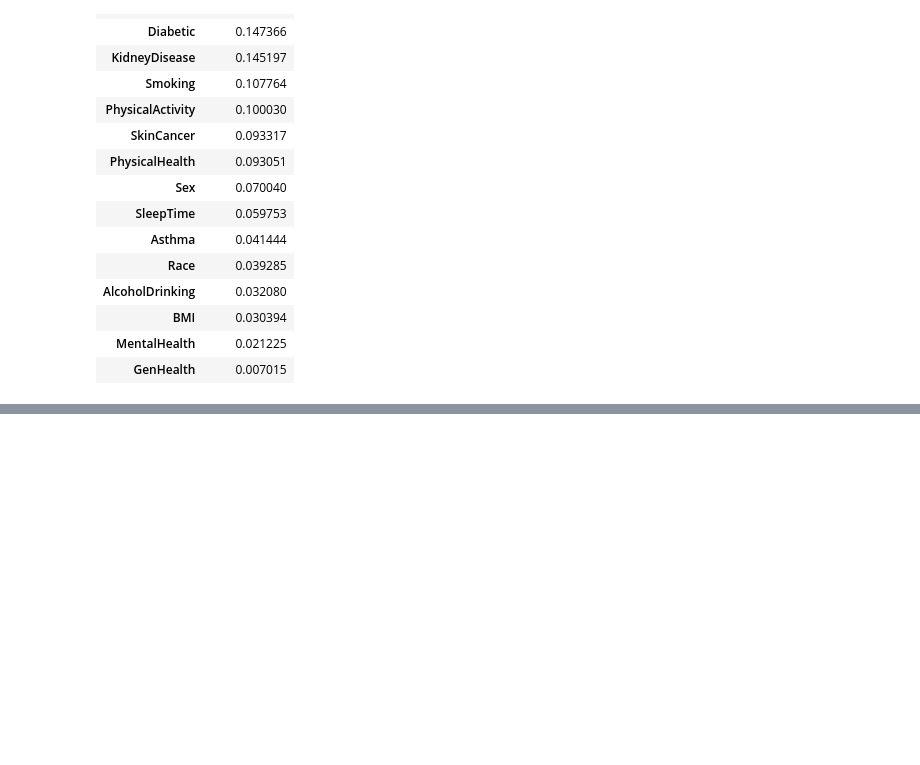
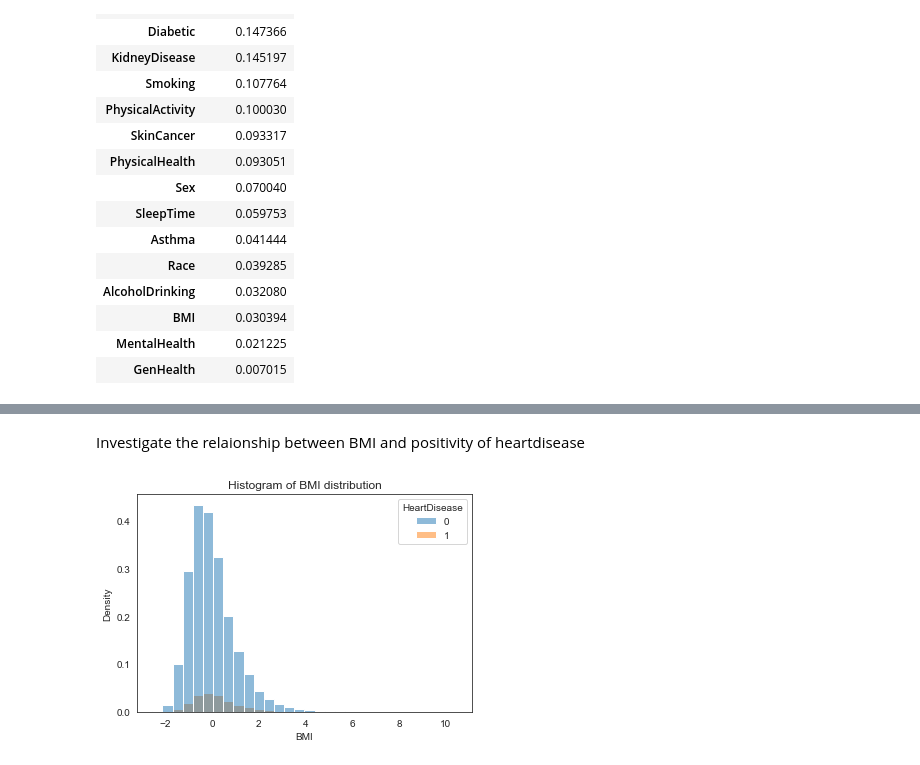
Before and after one commit to COGS118A/Group011-Sp22, a Jupyter notebook: Data Cleaning.ipynb, the cells around one changed output, grey strips where cells are left out. Cells and saved outputs as stored; diff of their text form; code cells hidden in the pictures; blank space fills up the shorter version.

```diff
--- a/Data Cleaning.ipynb
+++ b/Data Cleaning.ipynb
@@ -360,0 +434,7 @@ corr_result
+# %% [markdown]
+Investigate the relaionship between BMI and positivity of heartdisease
+# %%
+sns.histplot(data=result_df, x="BMI", hue="HeartDisease", bins=30, stat="density").set(title='Histogram of BMI distribution')
+plt.show()
+# %% [output]
+[figure, added]
```
Also changed, not shown: parts of 49 cells of this notebook.
